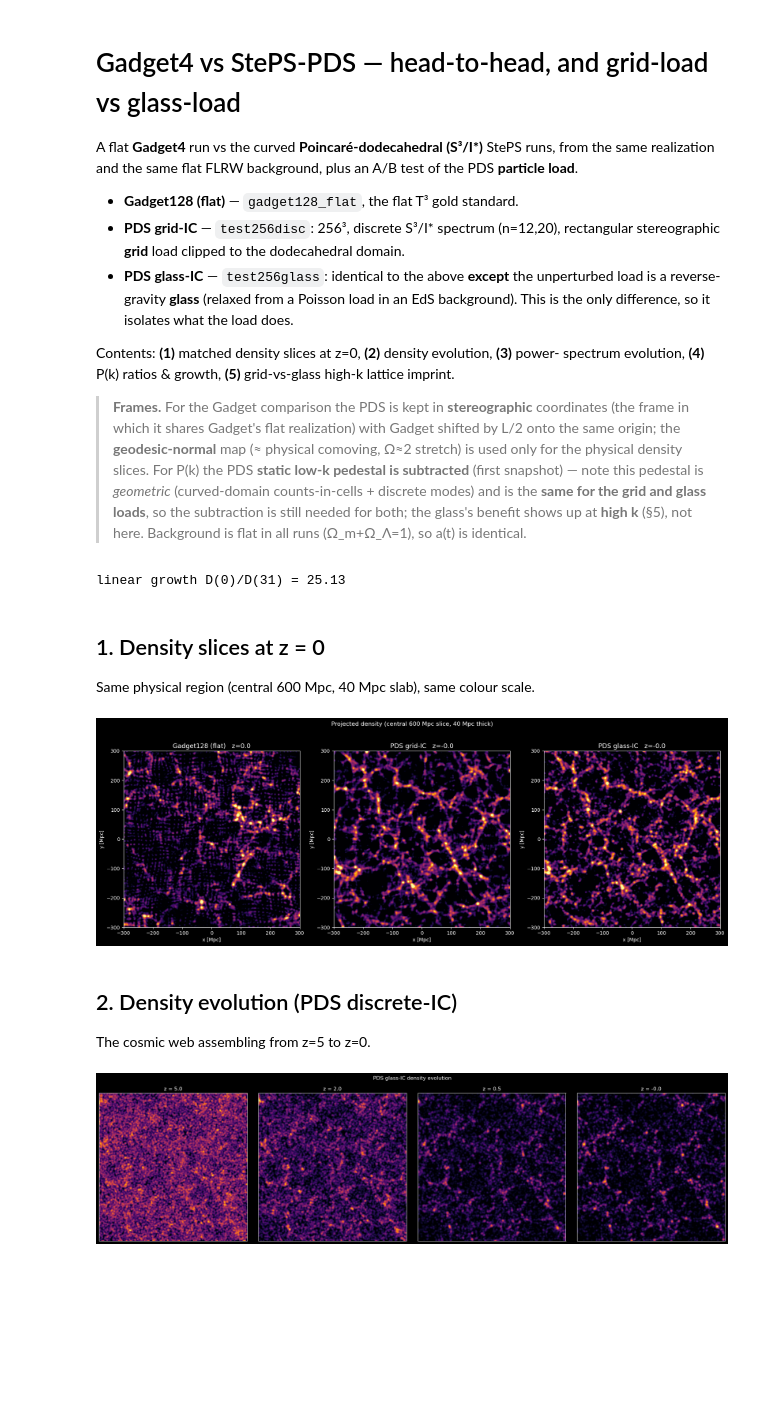
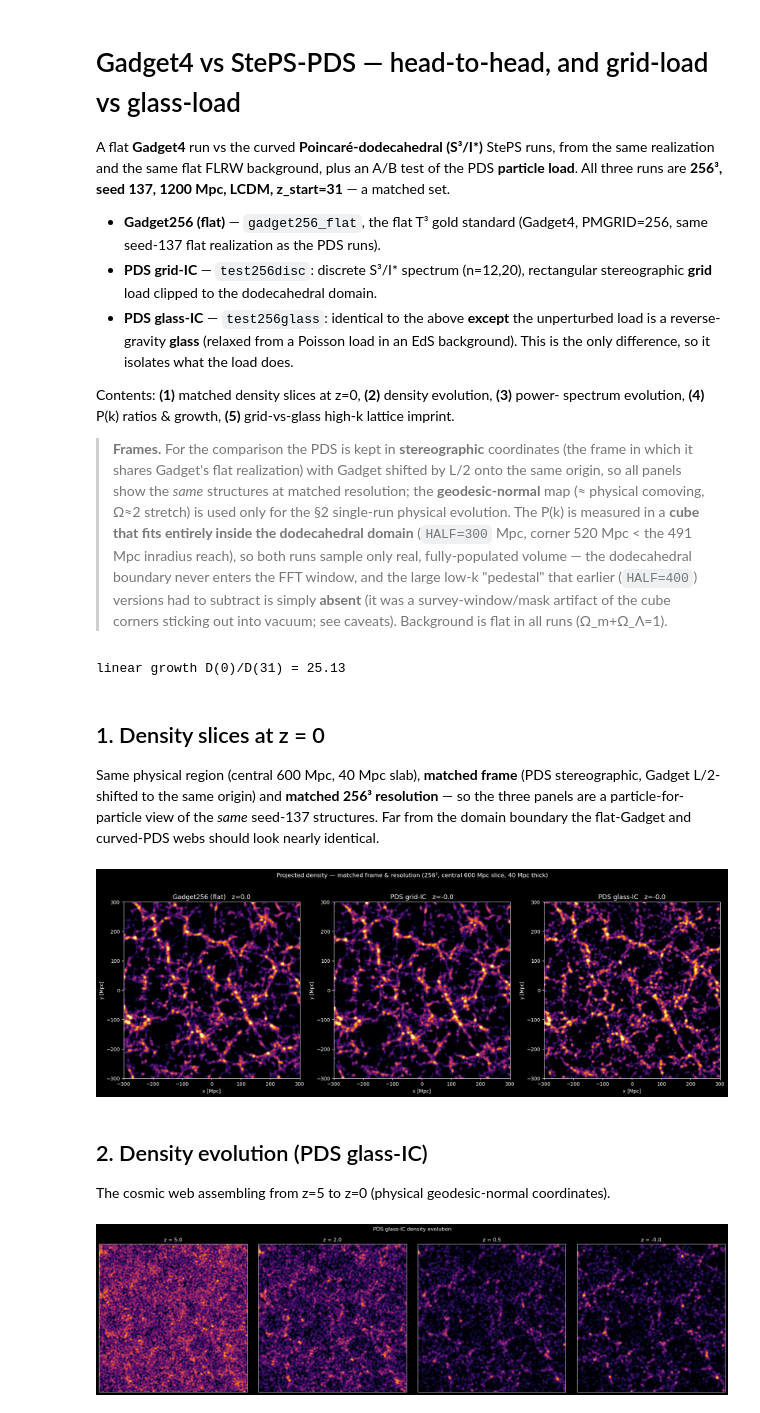
Before and after one commit to eltevo/StePS, a Jupyter notebook: tools/Visualization/Gadget_vs_PDS_comparison.ipynb, the cells around one changed output. Drawn from its saved outputs; the diff is of its cells as text; code cells hidden in the pictures; blank space fills up the shorter version.

```diff
--- a/tools/Visualization/Gadget_vs_PDS_comparison.ipynb
+++ b/tools/Visualization/Gadget_vs_PDS_comparison.ipynb
@@ -3,10 +3,11 @@
 
 A flat **Gadget4** run vs the curved **Poincaré-dodecahedral (S³/I\*)** StePS runs, from the
 same realization and the same flat FLRW background, plus an A/B test of the PDS **particle
-load**.
+load**. All three runs are **256³, seed 137, 1200 Mpc, LCDM, z_start=31** — a matched set.
 
-- **Gadget128 (flat)** — `gadget128_flat`, the flat T³ gold standard.
-- **PDS grid-IC** — `test256disc`: 256³, discrete S³/I\* spectrum (n=12,20), rectangular
+- **Gadget256 (flat)** — `gadget256_flat`, the flat T³ gold standard (Gadget4, PMGRID=256,
+  same seed-137 flat realization as the PDS runs).
+- **PDS grid-IC** — `test256disc`: discrete S³/I\* spectrum (n=12,20), rectangular
   stereographic **grid** load clipped to the dodecahedral domain.
 - **PDS glass-IC** — `test256glass`: identical to the above **except** the unperturbed load
   is a reverse-gravity **glass** (relaxed from a Poisson load in an EdS background). This is
@@ -15,14 +16,16 @@ load**.
 Contents: **(1)** matched density slices at z=0, **(2)** density evolution, **(3)** power-
 spectrum evolution, **(4)** P(k) ratios & growth, **(5)** grid-vs-glass high-k lattice imprint.
 
-> **Frames.** For the Gadget comparison the PDS is kept in **stereographic** coordinates (the
-> frame in which it shares Gadget's flat realization) with Gadget shifted by L/2 onto the same
-> origin; the **geodesic-normal** map (≈ physical comoving, Ω≈2 stretch) is used only for the
-> physical density slices. For P(k) the PDS **static low-k pedestal is subtracted** (first
-> snapshot) — note this pedestal is *geometric* (curved-domain counts-in-cells + discrete
-> modes) and is the **same for the grid and glass loads**, so the subtraction is still needed
-> for both; the glass's benefit shows up at **high k** (§5), not here. Background is flat in
-> all runs (Ω_m+Ω_Λ=1), so a(t) is identical.
+> **Frames.** For the comparison the PDS is kept in **stereographic** coordinates (the frame
+> in which it shares Gadget's flat realization) with Gadget shifted by L/2 onto the same
+> origin, so all panels show the *same* structures at matched resolution; the
+> **geodesic-normal** map (≈ physical comoving, Ω≈2 stretch) is used only for the §2
+> single-run physical evolution. The P(k) is measured in a **cube that fits entirely inside
+> the dodecahedral domain** (`HALF=300` Mpc, corner 520 Mpc < the 491 Mpc inradius reach), so
+> both runs sample only real, fully-populated volume — the dodecahedral boundary never enters
+> the FFT window, and the large low-k "pedestal" that earlier (`HALF=400`) versions had to
+> subtract is simply **absent** (it was a survey-window/mask artifact of the cube corners
+> sticking out into vacuum; see caveats). Background is flat in all runs (Ω_m+Ω_Λ=1).
 # %%
 import numpy as np, h5py, os
 import matplotlib.pyplot as plt
@@ -77,7 +91,7 @@ def load_for_gadget_match(run, idx):
         z = float(h['Header'].attrs['Redshift'])
     if run['kind'] == 'gadget':
         x = x / HUB                          # Mpc/h -> Mpc (box frame)
-        x = np.mod(x + L/2, L) - L/2         # shift by L/2, wrap -> centre on box origin
+        #x = np.mod(x + L/2, L) - L/2         # shift by L/2, wrap -> centre on box origin
     # PDS: keep STEREOGRAPHIC coords (already centred on origin) — do NOT map to geodesic
     return x, z
 
@@ -89,8 +103,11 @@ def density_slice(x, half=300.0, slab=20.0, ng=300, smooth=1.2):
     H2,_,_ = np.histogram2d(x[m,0], x[m,1], bins=ng, range=[[-half,half]]*2)
     return gaussian_filter(H2.T, smooth)
 
-def power_spectrum(x, half=400.0, ng=64):
-    # shot-noise-subtracted P(k) in a central physical cube -> k[1/Mpc], P[Mpc^3]
+def power_spectrum(x, half=None, ng=64):
+    # shot-noise-subtracted P(k) in a central physical cube -> k[1/Mpc], P[Mpc^3].
+    # half defaults to HALF (fits inside the dodecahedral domain -> no window artifact).
+    if half is None:
+        half = HALF
     x = x - np.median(x, 0)
     m = (np.abs(x)<half).all(1); xx = x[m]+half; L = 2*half; N = len(xx)
     idx = np.clip((xx/L*ng).astype(int), 0, ng-1)
@@ -105,47 +122,38 @@ def power_spectrum(x, half=400.0, ng=64):
         if sel.sum()>0: ks.append(q*kf); Ps.append(Pk[sel].mean()-shot)
     return np.array(ks), np.array(Ps)
 
-# --- Curved-load pedestal handling (makes the PDS P(k) comparable to flat Gadget) ---
-# The stereographic grid clipped to the dodecahedral domain injects a large, *static*
-# (non-growing) low-k counts-in-cells power. It dwarfs the linear signal at high z and is
-# ~comparable to it at z=0, inflating the raw PDS low-k P(k) ~4x over Gadget. We remove it
-# by subtracting the earliest-snapshot (z~30) P(k) as a fixed load template. (Diagnostic:
-# the raw PDS/Gadget low-k ratio runs 137x at the IC -> 1.9x at z=0 -- the opposite of an
-# over-clustering, i.e. a static load artifact, not gravity.)
-def pds_pedestal(run):
-    return power_spectrum(load_for_gadget_match(run, 0)[0])   # idx 0 = z~30, ~pure load
-
-def clustering_pk(run, idx, ped=None):
-    # P(k) with the PDS curved-load pedestal removed (Gadget: pass ped=None)
+def clustering_pk(run, idx):
+    # P(k) in the fitting cube (half=HALF, fully inside the domain). Because the cube never
+    # touches the dodecahedral boundary, both runs sample only real volume and there is NO
+    # window/mask pedestal to subtract -- the raw P(k) is directly comparable to Gadget.
     x, _ = (load_for_gadget_match if run['kind'] == 'pds' else load_phys)(run, idx)
-    k, P = power_spectrum(x)
-    if ped is not None:
-        P = P - ped[1]
-    return k, P
+    return power_spectrum(x)
 # %% [markdown]
 ## 1. Density slices at z = 0
-Same physical region (central 600 Mpc, 40 Mpc slab), same colour scale.
+Same physical region (central 600 Mpc, 40 Mpc slab), **matched frame** (PDS stereographic,
+Gadget L/2-shifted to the same origin) and **matched 256³ resolution** — so the three panels
+are a particle-for-particle view of the *same* seed-137 structures. Far from the domain
+boundary the flat-Gadget and curved-PDS webs should look nearly identical.
 # %%
 plt.style.use('dark_background')
 fig, axes = plt.subplots(1, len(RUNS), figsize=(6*len(RUNS), 6.2))
 for ax, (name, run) in zip(axes, RUNS.items()):
-    if run['kind'] == 'pds':
-        x, z = load_for_gadget_match(run, IDX_OF[0])
-    else:
-        x, z = load_phys(run, IDX_OF[0])
+    # matched frame for ALL runs: PDS in stereographic coords, Gadget L/2-shifted onto the
+    # same origin -> the three panels show the SAME structures (shared seed-137 realization),
+    # now at matched 256^3 resolution so it is a particle-for-particle comparison.
+    x, z = load_for_gadget_match(run, IDX_OF[0])
     d = np.log10(density_slice(x)+0.5)
-    # per-panel scaling so the web is clearly visible despite the 128 vs 256 resolution difference
     ax.imshow(d, origin='lower', extent=[-300,300,-300,300], cmap='inferno',
               vmin=np.percentile(d,40), vmax=np.percentile(d,99.7))
     ax.set_title('%s   z=%.1f' % (name, z), fontsize=13)
     ax.set_xlabel('x [Mpc]'); ax.set_ylabel('y [Mpc]')
-fig.suptitle('Projected density (central 600 Mpc slice, 40 Mpc thick)', y=1.02)
+fig.suptitle('Projected density — matched frame & resolution (256³, central 600 Mpc slice, 40 Mpc thick)', y=1.02)
 plt.tight_layout(); plt.show()
 # %% [output]
-[figure, old version]
+[figure, new version]
 # %% [markdown]
-## 2. Density evolution (PDS discrete-IC)
-The cosmic web assembling from z=5 to z=0.
+## 2. Density evolution (PDS glass-IC)
+The cosmic web assembling from z=5 to z=0 (physical geodesic-normal coordinates).
 # %%
 run = RUNS['PDS glass-IC']  # or 'PDS grid-IC'
 zs = [5, 2, 0.5, 0]
```
Also changed, not shown: parts of 6 cells of this notebook, 2 other files.
